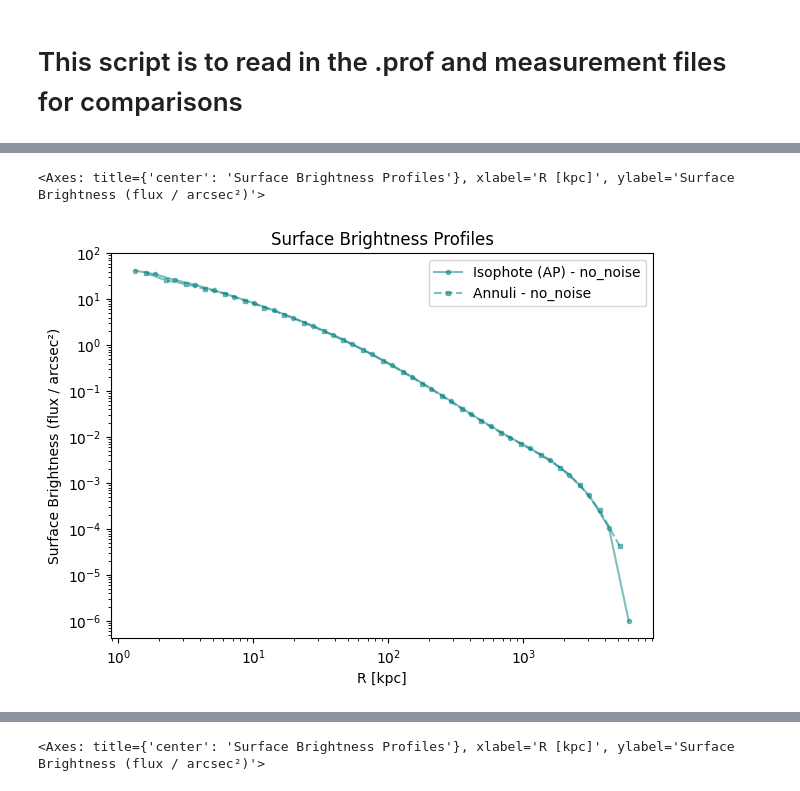
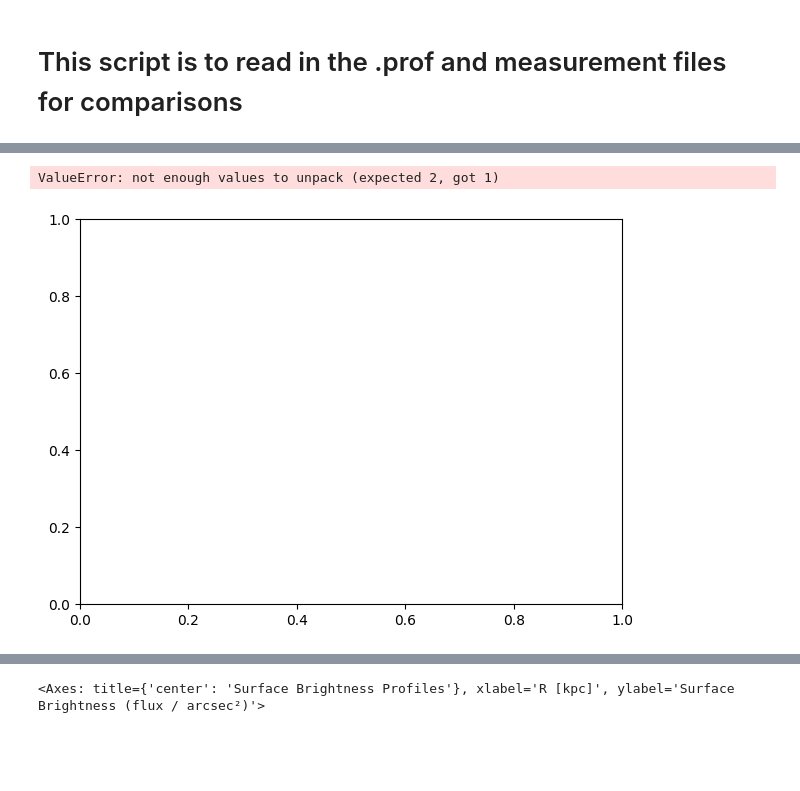
Before and after one commit to IntraClusterLight/nicl_q1, a Jupyter notebook: nbs/Profile_Comparisons.ipynb, the cells around one changed output, grey strips where cells are left out. Drawn from its saved outputs; the diff is of its cells as text; code cells hidden in the pictures; blank space fills up the shorter version.

```diff
--- a/nbs/Profile_Comparisons.ipynb
+++ b/nbs/Profile_Comparisons.ipynb
@@ -22,7 +22,17 @@ from astropy.cosmology import FlatLambdaCDM
 h=0.7
 cosmo=FlatLambdaCDM(H0=h*100, Om0=0.3)
 # %%
-def load_profiles_and_measurements(outdir, cluster_id, filter_name, prefixes, arcsec_to_kpc, pixelscale):
+def load_profiles_and_measurements(
+    outdir,
+    cluster_id,
+    filter_name,
+    prefixes,
+    arcsec_to_kpc=None,
+    pixelscale=0.3,
+    load_measurements=True,
+    external_measurement_paths=None
+):
+
     profiles = []
     measurements = []
 
@@ -36,13 +46,23 @@ def load_profiles_and_measurements(outdir, cluster_id, filter_name, prefixes, ar
         else:
             print(f"Profile file not found: {prof_file}")
 
-        meas_file = outdir / cluster_id / (f"Profile_measurements_{prefix}.csv" if prefix else "Profile_measurements.csv")
-        if meas_file.exists():
-            meas = pd.read_csv(meas_file)
-            measurements.append((label, meas))
+        if load_measurements:
+            meas_file = outdir / cluster_id / (f"Profile_measurements_{prefix}.csv" if prefix else "Profile_measurements.csv")
+            if meas_file.exists():
+                meas = pd.read_csv(meas_file)
+                measurements.append((label, meas))
+            else:
+                print(f"Measurement file not found: {meas_file}")
 
-        else:
-            print(f"Measurement file not found: {meas_file}")
+    # Load external measurements if provided
+    if external_measurement_paths:
+        for label, path in external_measurement_paths.items():
+            path = Path(path)
+            if path.exists():
+                ext_meas = pd.read_csv(path)
+                measurements.append((label, ext_meas))
+            else:
+                print(f"External measurement file not found: {path}")
 
     return profiles, measurements
 # %%
@@ -254,6 +272,7 @@ cluster_z = 0.3
 arcsec_to_kpc = cosmo.arcsec_per_kpc_proper(cluster_z).value
 
 prefixes = ["", "no_noise", "random_field_growth_0.25", "random_field_growth_0.5", "random_field_growth_1"]
+prefixes = ["no_noise"]
 
 prefix_colors = {
     "fluctuations": "tab:olive",   # corresponds to "" prefix
@@ -267,4 +286,6 @@ prefix_colors = {
 
 }
 
-profiles, measurements = load_profiles_and_measurements(outdir, cluster_id, filter_name, prefixes, arcsec_to_kpc, pixelscale)
+profiles = load_profiles_and_measurements(outdir, cluster_id, filter_name, prefixes, arcsec_to_kpc, pixelscale)
+
+profiles
@@ -271,7 +310,7 @@ profiles, measurements = load_profiles_and_measurements(outdir, cluster_id, filt
 # %%
 fix, ax = plt.subplots(1,1,figsize=(7,5))
-plot_sb_profiles(profiles=profiles,prefix_colors=prefix_colors, specific_profile_prefix=['no_noise'],ax=ax)
-plot_sb_profiles(measurements=measurements,prefix_colors=prefix_colors, specific_profile_prefix=['no_noise'],ax=ax)
+plot_sb_profiles(profiles=profiles,prefix_colors=prefix_colors, specific_profile_prefix=['no_noise'], ax=ax)
+# plot_sb_profiles(measurements=measurements,prefix_colors=prefix_colors, specific_profile_prefix=['no_noise'],ax=ax)
 # %% [output]
-<Axes: title={'center': 'Surface Brightness Profiles'}, xlabel='R [kpc]', ylabel='Surface Brightness (flux / arcsec²)'>
+ValueError: not enough values to unpack (expected 2, got 1)
-[figure, old version]
+[figure, new version]
```
Also changed, not shown: parts of 3 cells of this notebook, 1 other file.
